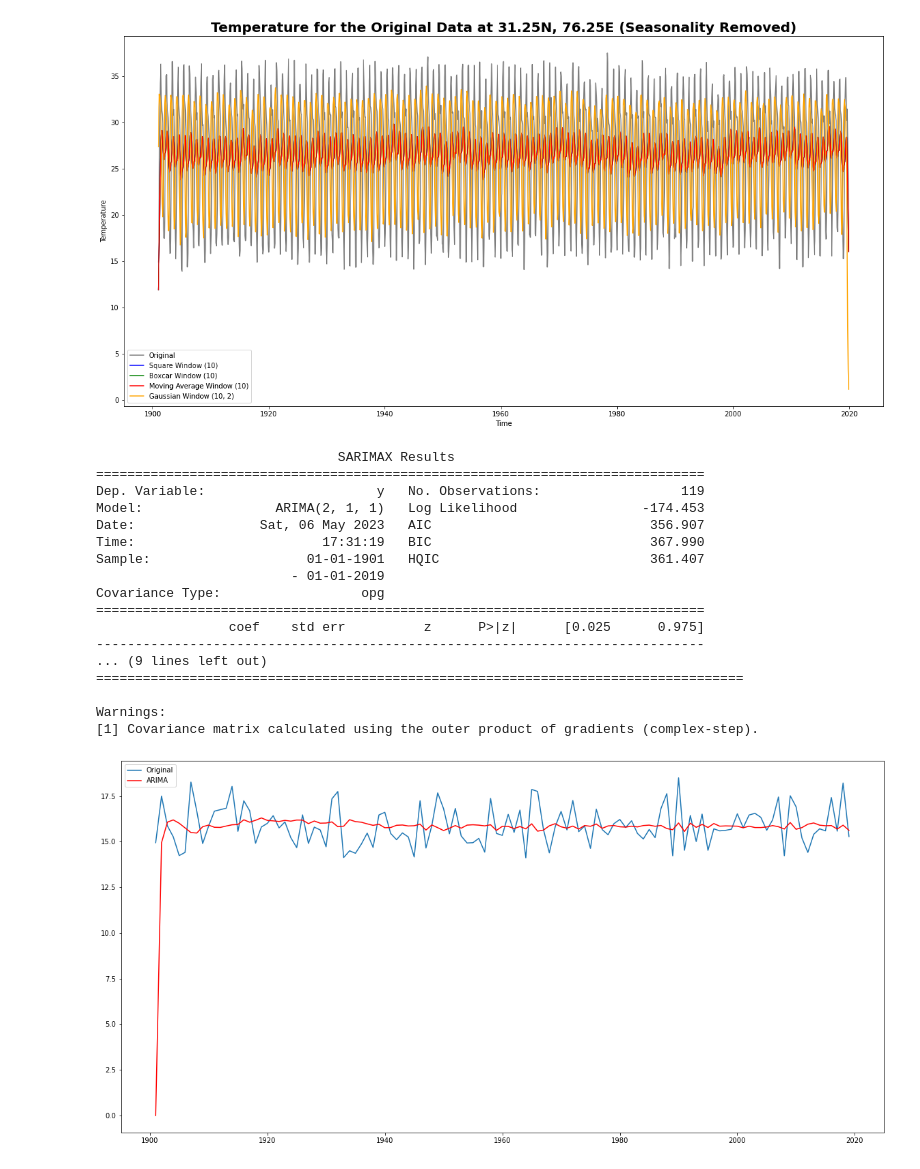
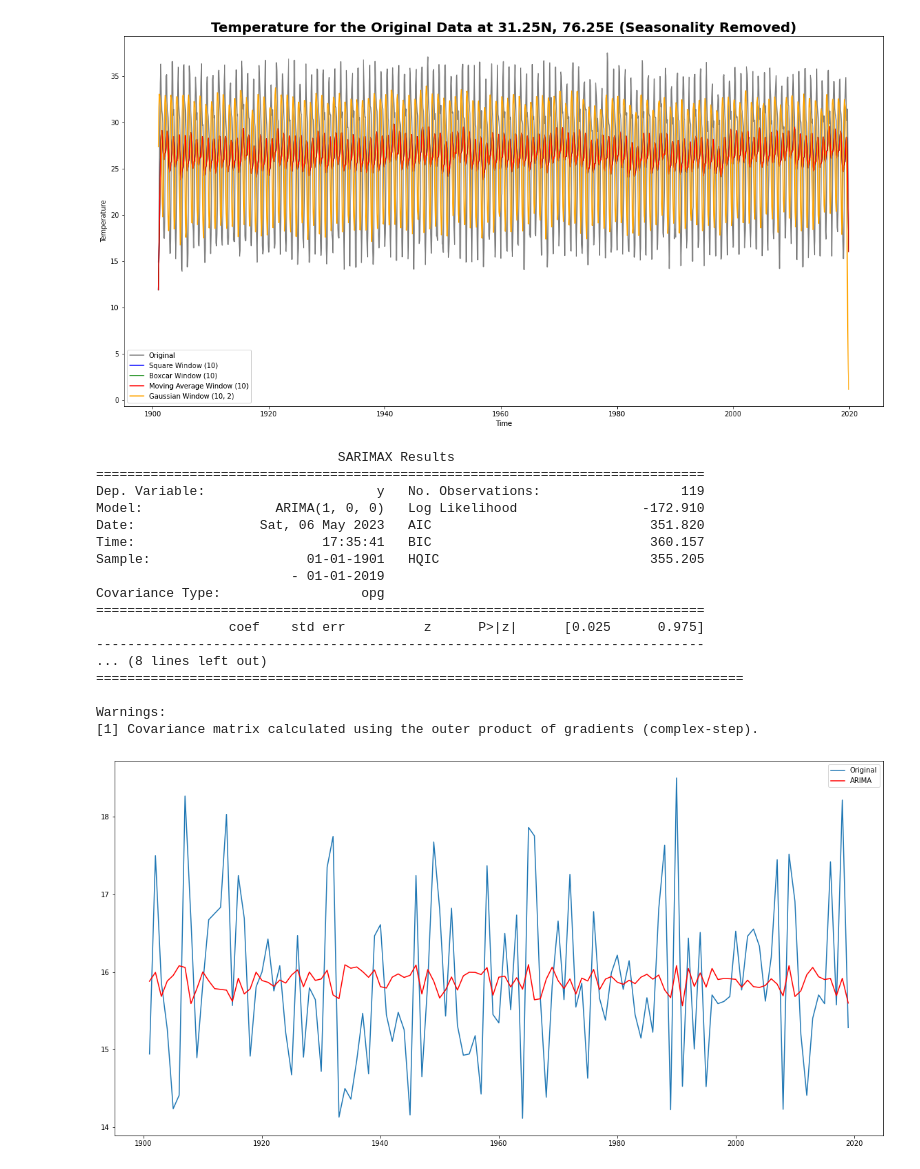
Before and after one commit to alliajagbe/time-series, a Jupyter notebook: timedata2.ipynb, the cells around one changed output. Cells and saved outputs as stored; diff of their text form; code cells hidden in the pictures.

```diff
--- a/timedata2.ipynb
+++ b/timedata2.ipynb
@@ -395,33 +395,33 @@ from statsmodels.tsa.arima.model import ARIMA
 # %%
 january_data_array = pd.Series(january_data.temp.values, index=january_data.time)
 # %%
-model = ARIMA(january_data_array, order=(2,1,1))
+model = ARIMA(january_data_array, order=(1,0,0))
 
 model_fit = model.fit()
 
 print(model_fit.summary())
 
 fig, ax = plt.subplots(figsize=(20,10))
 ax.plot(january_data_array, label='Original')
 ax.plot(model_fit.fittedvalues, color='red', label='ARIMA')
 ax.legend()
 plt.show()
 # %% [output]
                                SARIMAX Results
 ==============================================================================
 Dep. Variable:                      y   No. Observations:                  119
-Model:                 ARIMA(2, 1, 1)   Log Likelihood                -174.453
-Date:                Sat, 06 May 2023   AIC                            356.907
-Time:                        17:31:19   BIC                            367.990
-Sample:                    01-01-1901   HQIC                           361.407
+Model:                 ARIMA(1, 0, 0)   Log Likelihood                -172.910
+Date:                Sat, 06 May 2023   AIC                            351.820
+Time:                        17:35:41   BIC                            360.157
+Sample:                    01-01-1901   HQIC                           355.205
                          - 01-01-2019
 Covariance Type:                  opg
 ==============================================================================
                  coef    std err          z      P>|z|      [0.025      0.975]
 ------------------------------------------------------------------------------
-... (9 lines left out)
+... (8 lines left out)
 ===================================================================================
 
 Warnings:
 [1] Covariance matrix calculated using the outer product of gradients (complex-step).
-[figure, old version]
+[figure, new version]
```
